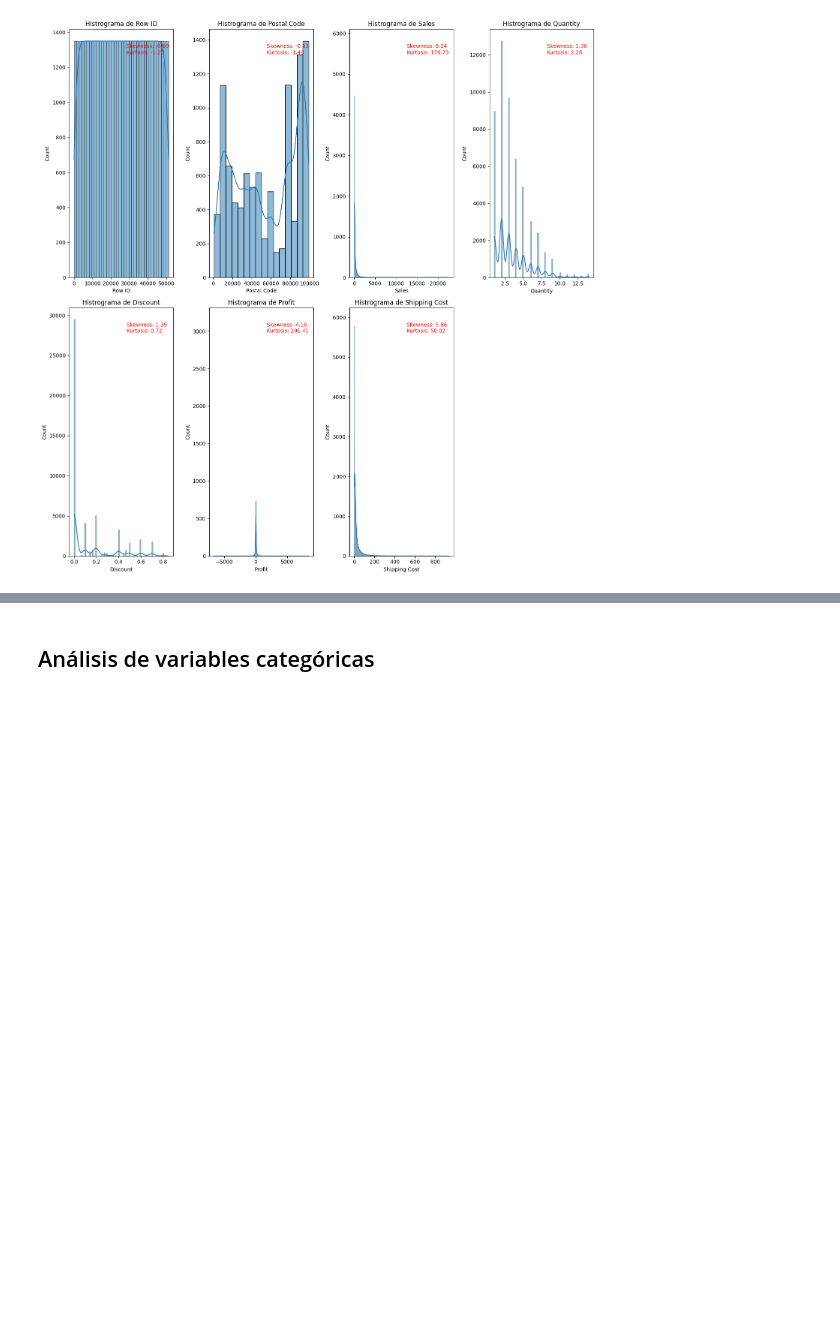
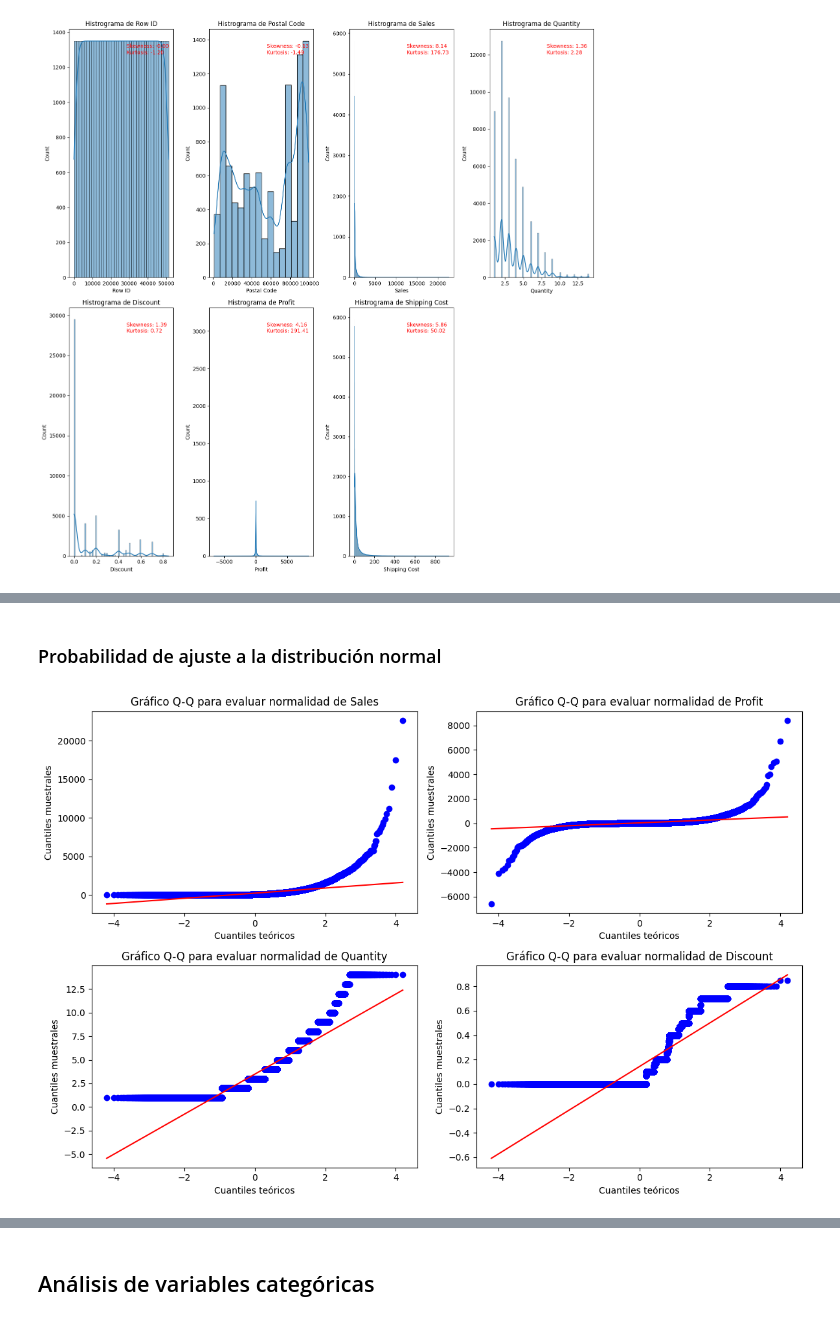
Before and after one commit to Leoga93/sistema-recomendaci-n, a Jupyter notebook: notebooks/01_data_exploration.ipynb, the cells around one changed output, grey strips where cells are left out. Drawn from its saved outputs; the diff is of its cells as text; code cells hidden in the pictures; blank space fills up the shorter version.

```diff
--- a/notebooks/01_data_exploration.ipynb
+++ b/notebooks/01_data_exploration.ipynb
@@ -247,25 +247,3 @@ plt.tight_layout()
 plt.show()
 # %% [output]
 [figure]
-# %%
-# Definiendo cantidad de columnas y filas
-rows, cols = 2, 4
-
-# Creando la cuadricula y el gráfico
-fig, ax = plt.subplots(rows, cols, figsize=(15, 15))
-ax = ax.flatten()
-
-# Definiendo solo las columnas numéricas
-columns_numerics = data.select_dtypes(['int64', 'float64']).columns
-
-# Creando los gráficos de dispersión
-for i, col in enumerate(columns_numerics):
-    sns.scatterplot(data[col], ax=ax[i])
-
-# Eliminar figuras vacias
-for j in range(len(columns_numerics), len(ax)):
-    ax[j].set_visible(False)
-
-
-plt.tight_layout()
-plt.show()
@@ -288,0 +253,25 @@ numeric_cols = data.select_dtypes(['int64', 'float64']).columns
+# %% [markdown]
+### Probabilidad de ajuste a la distribución normal
+# %%
+import numpy as np
+import scipy.stats as stats
+import matplotlib.pyplot as plt
+
+columns_numerics = ["Sales", "Profit", "Quantity", "Discount"]
+
+rows = 2
+cols = 2
+fig, ax = plt.subplots(rows, cols, figsize=(12, 8))
+ax = ax.flatten()
+
+# Gráficos de la probabilidad de ajuste a la distribución normal
+for i, col in enumerate(columns_numerics):
+    stats.probplot(data[col], dist='norm', plot=ax[i])
+    ax[i].set_title(f"Gráfico Q-Q para evaluar normalidad de {col}")
+    ax[i].set_xlabel("Cuantiles teóricos")
+    ax[i].set_ylabel("Cuantiles muestrales")
+
+plt.tight_layout()
+plt.show()
+# %% [output]
+[figure, added]
```
Also changed, not shown: parts of 10 cells of this notebook, 1 other file.
